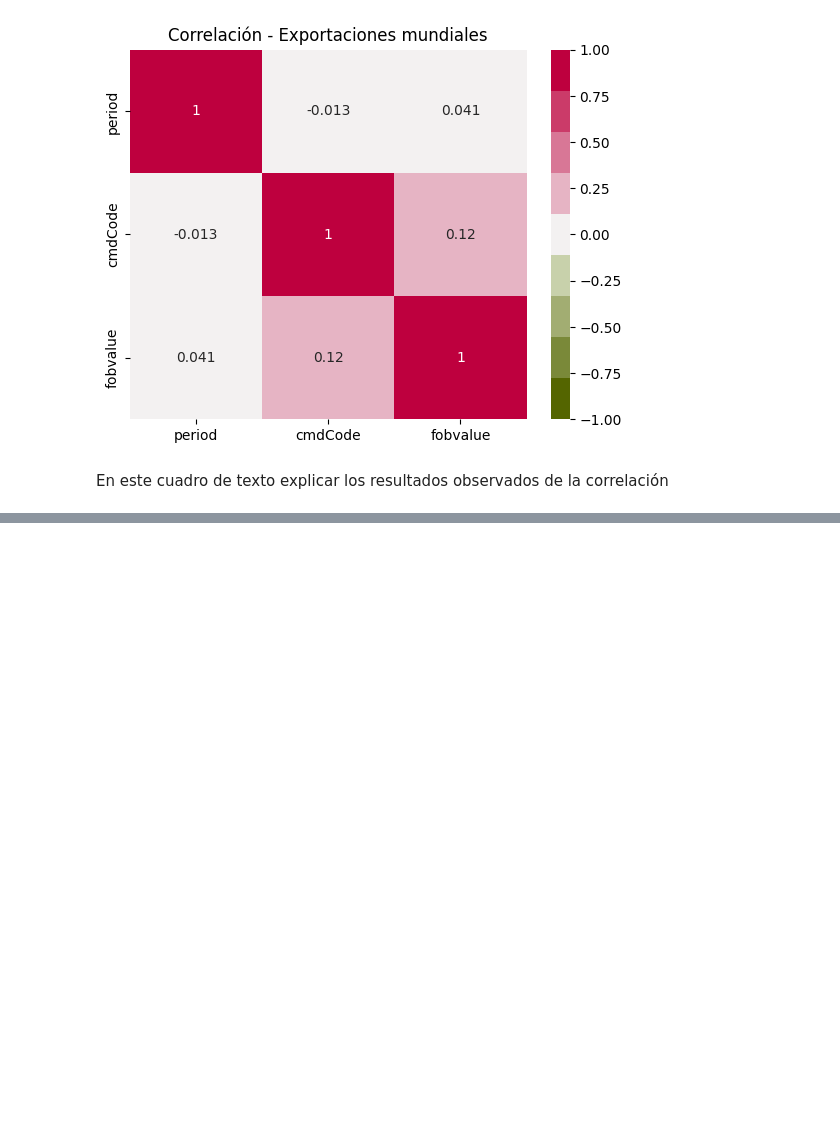
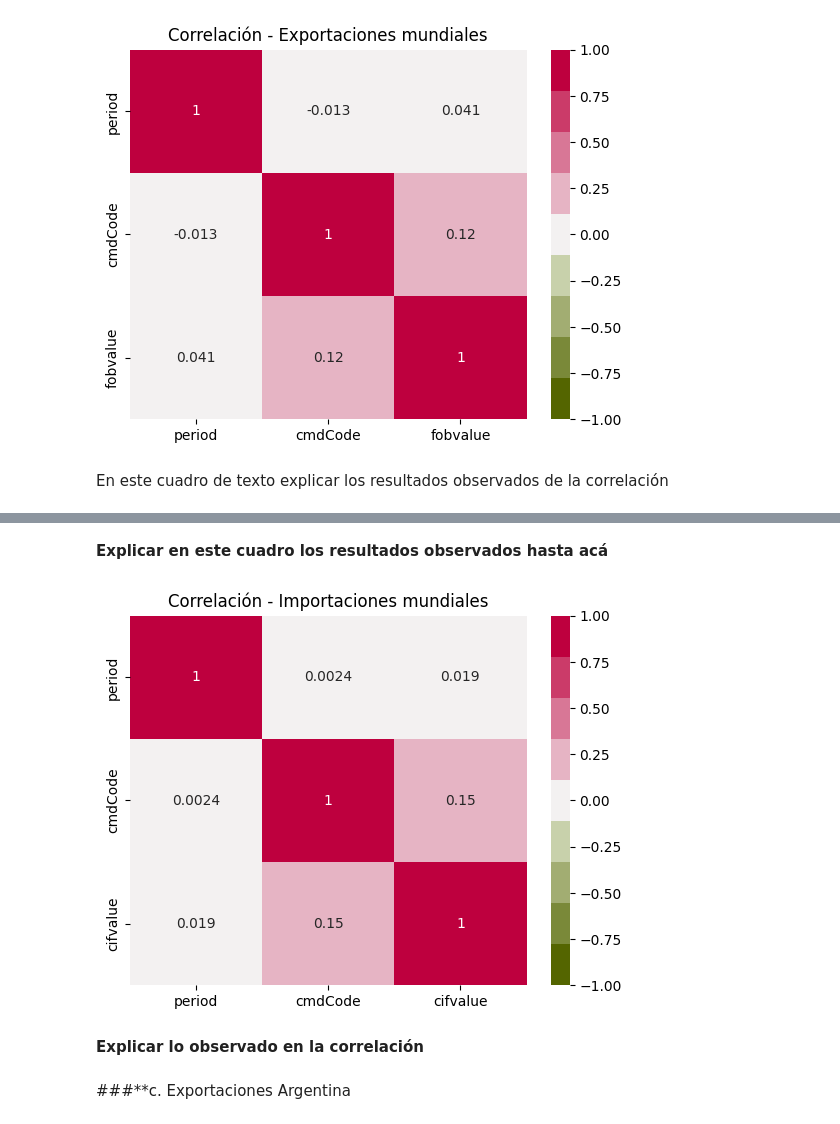
Before and after one commit to Renata-Bilotti/Hackatho-Grupo-4, a Jupyter notebook: Hacathon_Grupo_4_Mercado_de_Alfalfa.ipynb, the cells around one changed output, grey strips where cells are left out. Drawn from its saved outputs; the diff is of its cells as text; code cells hidden in the pictures; blank space fills up the shorter version.

```diff
--- a/Hacathon_Grupo_4_Mercado_de_Alfalfa.ipynb
+++ b/Hacathon_Grupo_4_Mercado_de_Alfalfa.ipynb
@@ -404,0 +483,13 @@ En este cuadro de texto explicar los resultados observados de la correlación
+# %% [markdown]
+**Explicar en este cuadro los resultados observados hasta acá**
+# %%
+#Correlación entre variables numéricas
+sns.heatmap(df_impo_mundo[['period', 'cmdCode','cifvalue']].corr(), annot=True, cmap=palette, vmin=-1, vmax=1)
+plt.title('Correlación - Importaciones mundiales')
+plt.show()
+# %% [output]
+[figure, added]
+# %% [markdown]
+**Explicar lo observado en la correlación**
+# %% [markdown]
+###**c. Exportaciones Argentina
```
Also changed, not shown: parts of 36 cells of this notebook.
